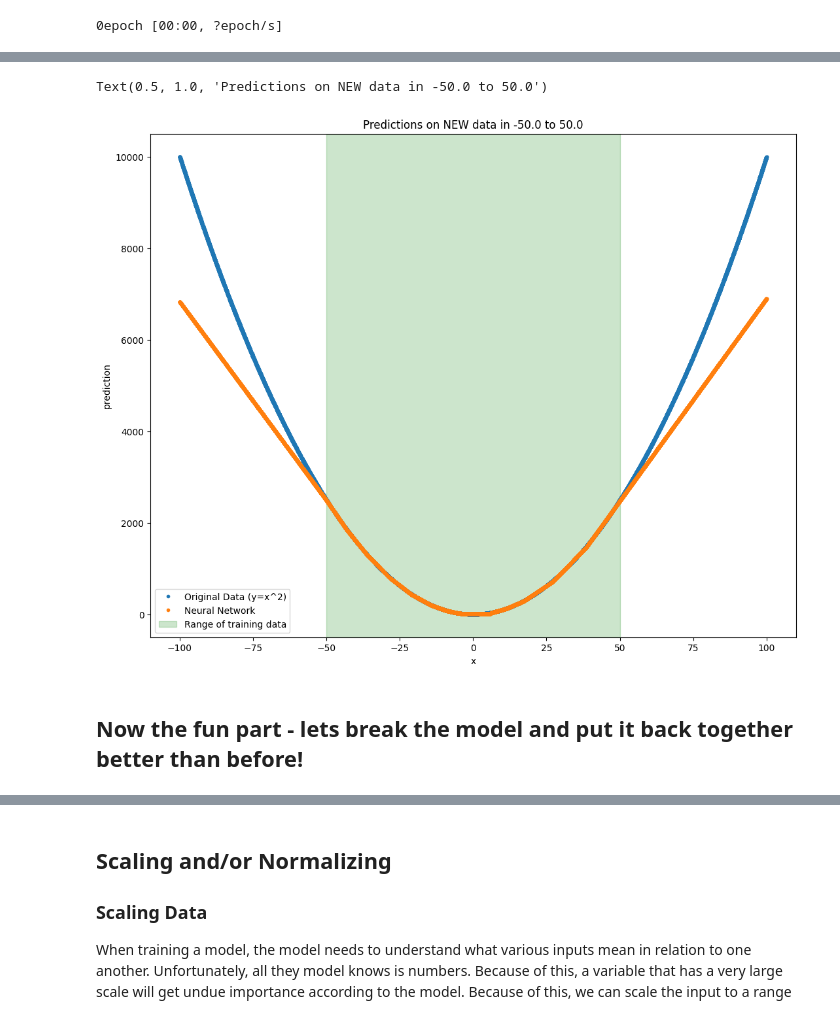
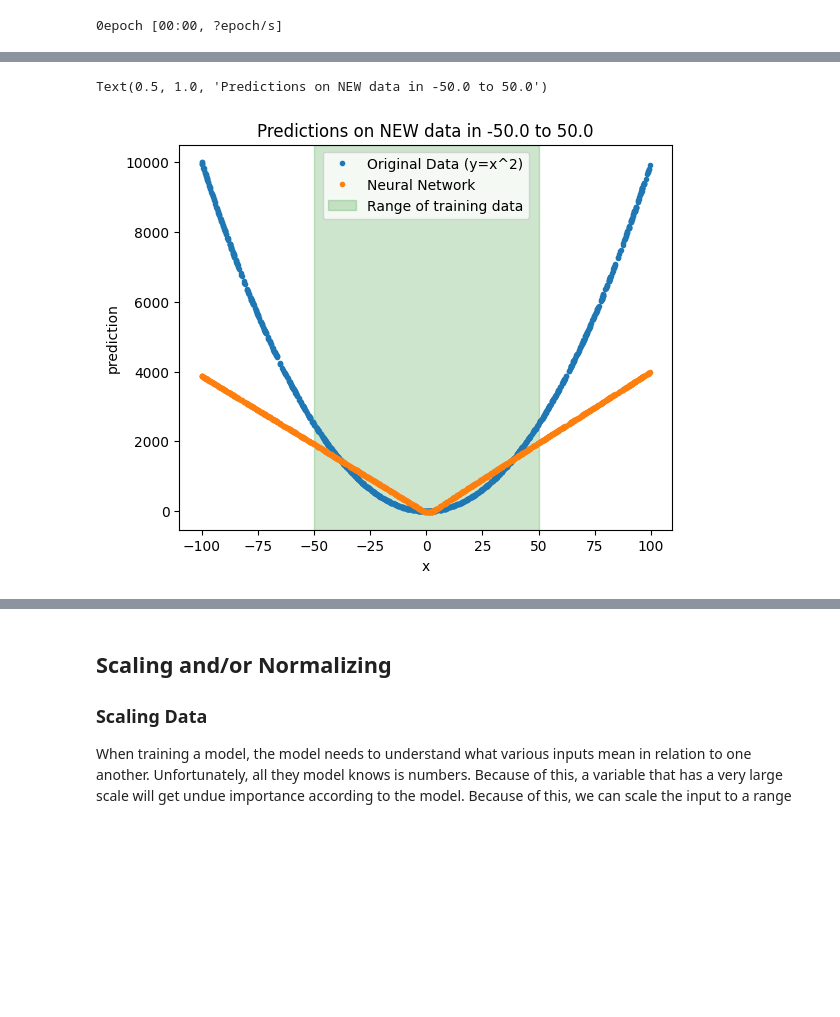
Before and after one commit to BNL-Fermilab-RENEW/tutorials_2025, a Jupyter notebook: DeepNeuralNetworks/DNN.ipynb, the cells around one changed output, grey strips where cells are left out. Cells and saved outputs as stored; diff of their text form; code cells hidden in the pictures; blank space fills up the shorter version.

```diff
--- a/DeepNeuralNetworks/DNN.ipynb
+++ b/DeepNeuralNetworks/DNN.ipynb
@@ -279,7 +50,7 @@ After we've done this, we generate it using some useful helper functions from `n
 
 you might also notice that we generate two sets of data here, `x`/`y` and `x_test`/`y_test`, where `<x|y>_test` is using a different, larger set of max values than `<x|y>`. In this scenerio, we're doing that to illustrate a point about neural networks, but that isn't (usually) typical for reasons you'll see later.
 # %%
-samples = 20000
+samples = 2000
 train_range = 100
 test_range = 200
 def func(x):
@@ -288,7 +59,7 @@ def func(x):
 x = np.random.random((samples,1))*train_range-(train_range/2)
 y = np.array(list(map(func, x))).reshape(-1,1)
 
-x_test = np.random.random((samples,1))*test_range-(test_range/2)
+x_test = np.random.random((int(samples/2),1))*test_range-(test_range/2)
 y_test = np.array(list(map(func, x_test))).reshape(-1,1)
 # %% [markdown]
 Finally, lets import the building blocks of our neural networks from our deep learning library: Tensorflow/Keras
@@ -328,0 +98,11 @@ Model: "sequential_10"
+# %%
+model = Sequential() # Define the type of model
+model.add(Input((1,))) # Set the input size and shape
+model.add(Dense(8)) # Dense layer, holds most of the parameters of the model
+model.add(ReLU()) #
+model.add(Dense(8))
+model.add(ReLU())
+model.add(Dense(1)) # Take the output of the dense layer and project it down into 1d.
+
+model.compile(optimizer=Adam(),loss='mse') # Information about how the model will be trained
+model.summary() # Print out what the model is like and how it's connected to things.
@@ -329,6 +145,6 @@ Model: "sequential_10"
 # %%
 hist = model.fit(x,y,validation_split=0.2,
-             epochs= 1500,
+             epochs=800,
              batch_size=256, verbose=0, callbacks=[TqdmCallback(verbose=1)])
 # %% [output]
 0epoch [00:00, ?epoch/s]
@@ -365,5 +173,5 @@ Text(0.5, 1.0, 'Original data')
 # %%
-plt.figure(figsize=(28,10))
+plt.figure(figsize=(14,5))
 plt.subplot(1,2,1)
 plt.plot(x_test,y_test,".", label="Original Data (y=x^2)")
 plt.plot(x_test,model.predict(x_test), '.', label="Neural Network")
@@ -377,4 +185,2 @@ plt.title('Predictions on NEW data in {} to {}'.format(-(train_range/2), (train_
 Text(0.5, 1.0, 'Predictions on NEW data in -50.0 to 50.0')
-[figure, old version]
+[figure, new version]
-# %% [markdown]
-## Now the fun part - lets break the model and put it back together better than before!
```
Also changed, not shown: parts of 47 cells of this notebook.
